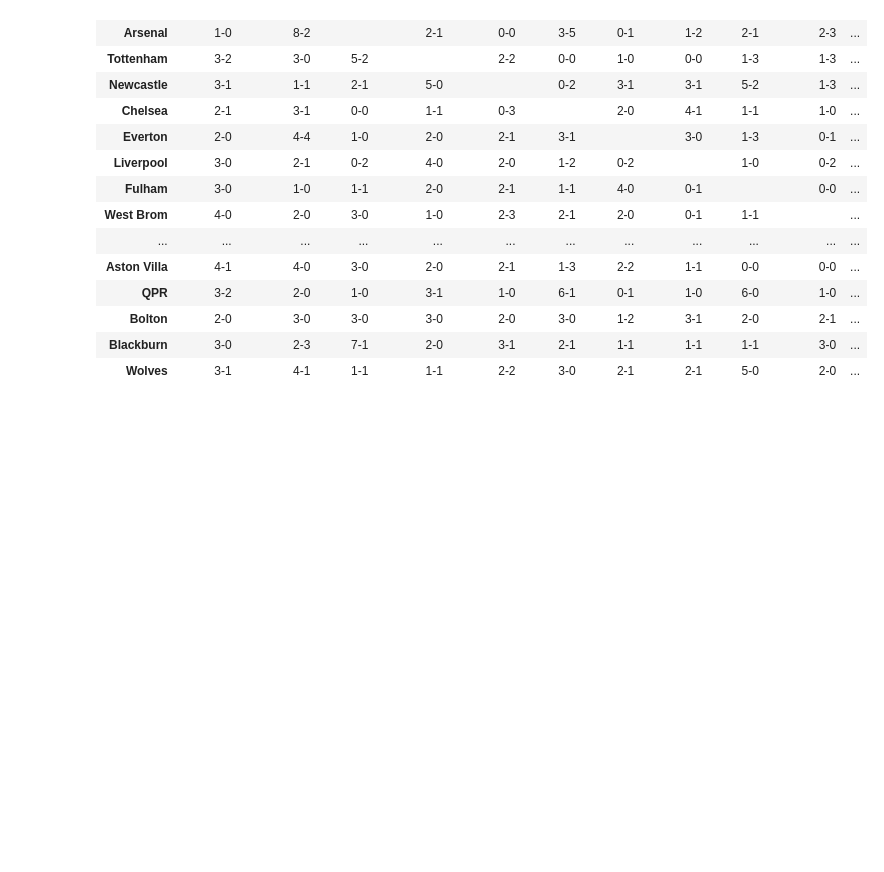
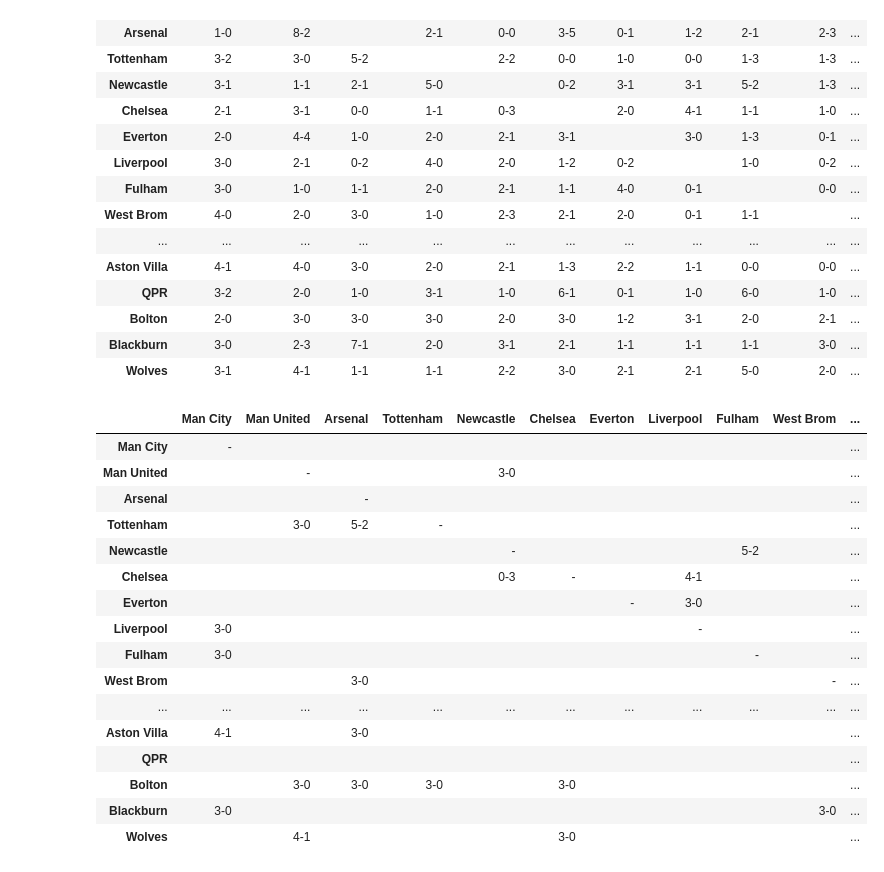
Before and after one commit to ablayeniang/FootAnalysis, a Jupyter notebook: FootballData.ipynb, the cells around one changed output. Drawn from its saved outputs; the diff is of its cells as text; code cells hidden in the pictures; blank space fills up the shorter version.

Commit message:
matrix diff score

```diff
--- a/FootballData.ipynb
+++ b/FootballData.ipynb
@@ -231,3 +231,39 @@ matrix_score(df)
 | Bolton | 2-0 | 3-0 | 3-0 | 3-0 | 2-0 | 3-0 | 1-2 | 3-1 | 2-0 | 2-1 | ... |
 | Blackburn | 3-0 | 2-3 | 7-1 | 2-0 | 3-1 | 2-1 | 1-1 | 1-1 | 1-1 | 3-0 | ... |
 | Wolves | 3-1 | 4-1 | 1-1 | 1-1 | 2-2 | 3-0 | 2-1 | 2-1 | 5-0 | 2-0 | ... |
+# %%
+# Matrix goal difference by match season based on matrix score
+def matrix_diff_score(diffgoal):
+    matrix_df = matrix_score(df)
+    for i, row in matrix_df.iterrows():
+        for u,score in row.items():
+            if u == i:
+                matrix_df[u][i] = "-"
+            if score != "":
+                tmp = score.split('-')
+                d = int(tmp[0]) - int(tmp[1])
+                if abs(d) == diffgoal:
+                    matrix_df[u][i] = score
+                else:
+                    matrix_df[u][i] = ""
+    return matrix_df
+# %%
+matrix_diff_score(3)
+# %% [output]
+|  | Man City | Man United | Arsenal | Tottenham | Newcastle | Chelsea | Everton | Liverpool | Fulham | West Brom | ... |
+| Man City | - |  |  |  |  |  |  |  |  |  | ... |
+| Man United |  | - |  |  | 3-0 |  |  |  |  |  | ... |
+| Arsenal |  |  | - |  |  |  |  |  |  |  | ... |
+| Tottenham |  | 3-0 | 5-2 | - |  |  |  |  |  |  | ... |
+| Newcastle |  |  |  |  | - |  |  |  | 5-2 |  | ... |
+| Chelsea |  |  |  |  | 0-3 | - |  | 4-1 |  |  | ... |
+| Everton |  |  |  |  |  |  | - | 3-0 |  |  | ... |
+| Liverpool | 3-0 |  |  |  |  |  |  | - |  |  | ... |
+| Fulham | 3-0 |  |  |  |  |  |  |  | - |  | ... |
+| West Brom |  |  | 3-0 |  |  |  |  |  |  | - | ... |
+| ... | ... | ... | ... | ... | ... | ... | ... | ... | ... | ... | ... |
+| Aston Villa | 4-1 |  | 3-0 |  |  |  |  |  |  |  | ... |
+| QPR |  |  |  |  |  |  |  |  |  |  | ... |
+| Bolton |  | 3-0 | 3-0 | 3-0 |  | 3-0 |  |  |  |  | ... |
+| Blackburn | 3-0 |  |  |  |  |  |  |  |  | 3-0 | ... |
+| Wolves |  | 4-1 |  |  |  | 3-0 |  |  |  |  | ... |
```
